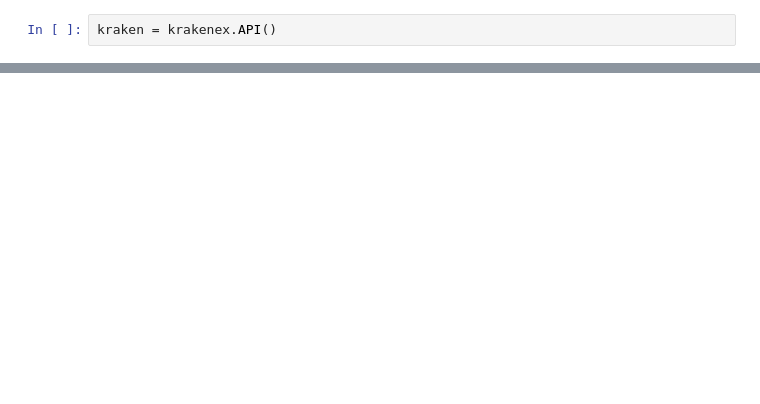
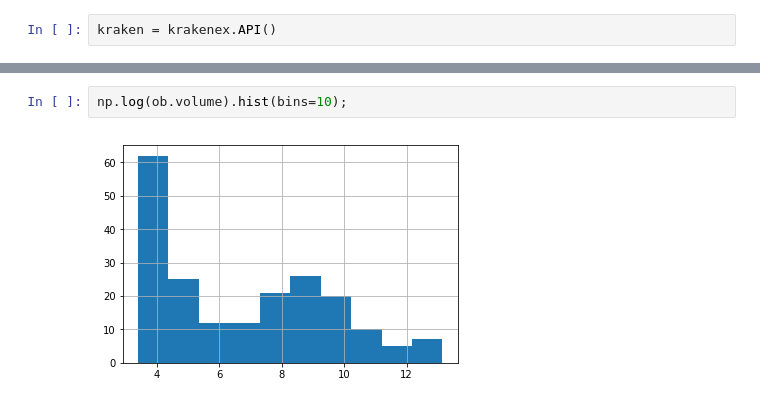
Before and after one commit to maxlamberti/orderbook-crypto-scraper, a Jupyter notebook: research/depth_compression.ipynb, the cells around one changed output, grey strips where cells are left out. Drawn from its saved outputs; the diff is of its cells as text; blank space fills up the shorter version.

```diff
--- a/research/depth_compression.ipynb
+++ b/research/depth_compression.ipynb
@@ -96,0 +185,4 @@ plot_order_book(ob)
+# %%
+np.log(ob.volume).hist(bins=10);
+# %% [output]
+[figure, added]
```
Also changed, not shown: parts of 12 cells of this notebook.
